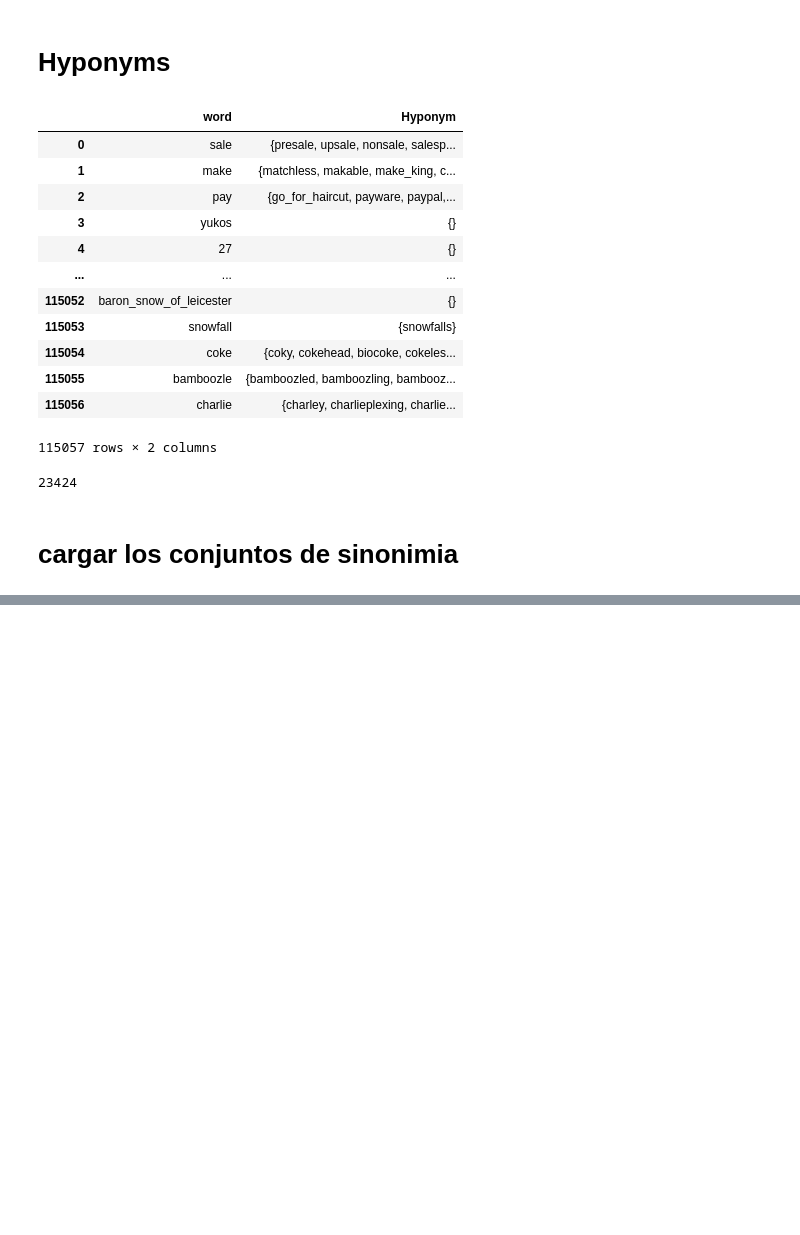
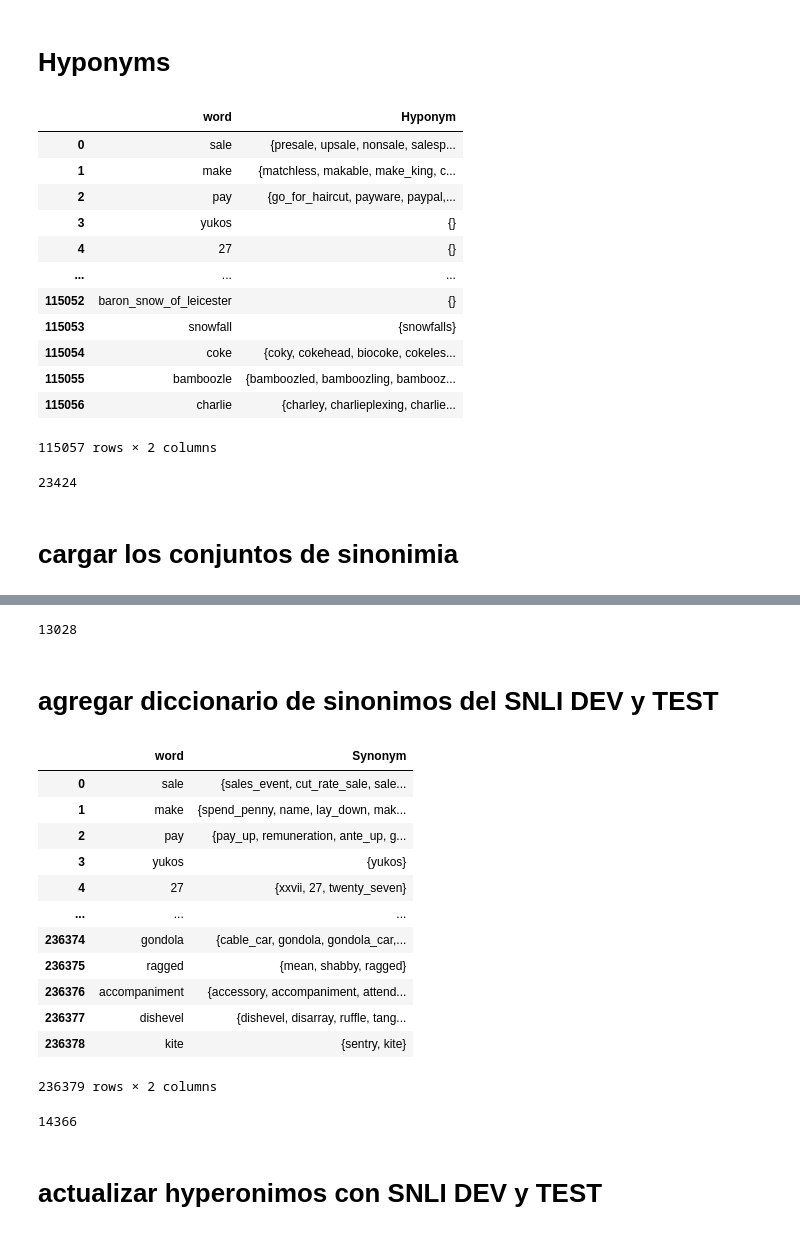
Before and after one commit to david-T-M/RIT_abril, a Jupyter notebook: diccionarios.ipynb, the cells around one changed output, grey strips where cells are left out. Drawn from its saved outputs; the diff is of its cells as text; code cells hidden in the pictures; blank space fills up the shorter version.

```diff
--- a/diccionarios.ipynb
+++ b/diccionarios.ipynb
@@ -272,0 +253,6 @@ dict_syns
+# %%
+len(dict_syns)
+# %% [output]
+13028
+# %% [markdown]
+# agregar diccionario de sinonimos del SNLI DEV y TEST
@@ -272,0 +261,34 @@ dict_syns
+# %%
+for i in range(10):
+    if i==0:
+        df_syn = pd.read_pickle('salida/nuevo3/SNLI/DEV/DEV_'+str(i+1)+'.csv_Synonym.pickle')
+    else:
+        try:
+            temp = pd.read_pickle('salida/nuevo3/SNLI/DEV/DEV_'+str(i+1)+'.csv_Synonym.pickle')
+            df_syn=pd.concat([df_syn,temp])
+        except:
+            pass
+# %%
+for i in range(10):
+    try:
+        temp = pd.read_pickle('salida/nuevo3/SNLI/TEST/TEST_'+str(i+1)+'.csv_Synonym.pickle')
+        df_syn=pd.concat([df_syn,temp])
+    except:
+        pass
+# %%
+df_syn = df_syn.reset_index(drop=True)
+df_syn
+# %% [output]
+|  | word | Synonym |
+| 0 | sale | {sales_event, cut_rate_sale, sale... |
+| 1 | make | {spend_penny, name, lay_down, mak... |
+| 2 | pay | {pay_up, remuneration, ante_up, g... |
+| 3 | yukos | {yukos} |
+| 4 | 27 | {xxvii, 27, twenty_seven} |
+| ... | ... | ... |
+| 236374 | gondola | {cable_car, gondola, gondola_car,... |
+| 236375 | ragged | {mean, shabby, ragged} |
+| 236376 | accompaniment | {accessory, accompaniment, attend... |
+| 236377 | dishevel | {dishevel, disarray, ruffle, tang... |
+| 236378 | kite | {sentry, kite} |
+236379 rows × 2 columns
@@ -272,0 +298,4 @@ dict_syns
+# %%
+len(dict_syns)
+# %% [output]
+14366
@@ -272,0 +306,2 @@ dict_syns
+# %% [markdown]
+# actualizar hyperonimos con SNLI DEV y TEST
```
Also changed, not shown: parts of 26 cells of this notebook, 4 other files.
